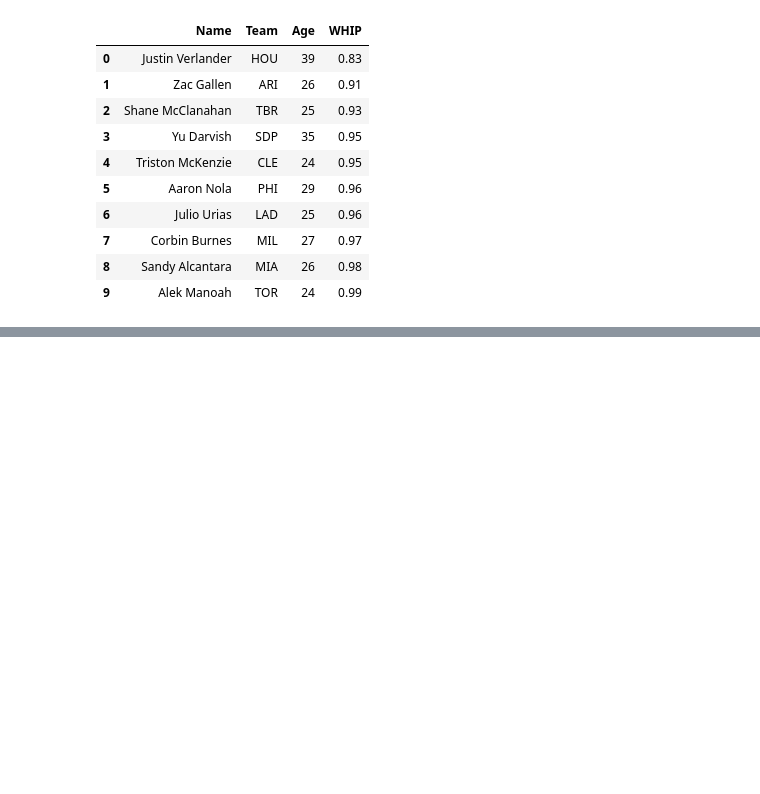
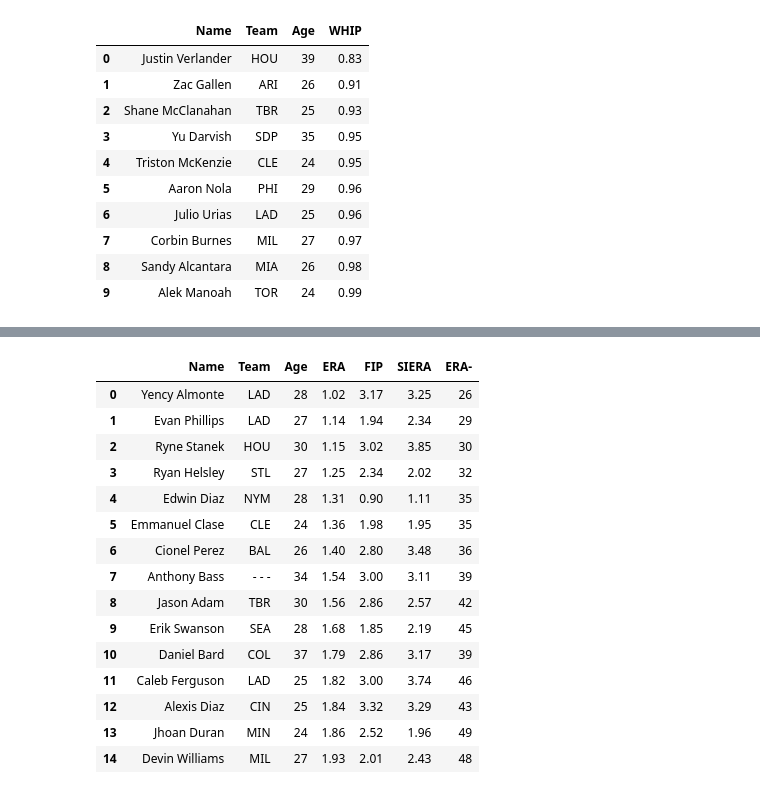
Before and after one commit to danielcho16/baseball_analytics, a Jupyter notebook: baseball_analytics.ipynb, the cells around one changed output, grey strips where cells are left out. Saved outputs shown, nothing was run; the diff lists cells and outputs as text; code cells hidden in the pictures; blank space fills up the shorter version.

```diff
--- a/baseball_analytics.ipynb
+++ b/baseball_analytics.ipynb
@@ -414,0 +739,20 @@ sp_adv_df
+# %%
+# ERA, FIP, SIERA, ERA- for top 15 ERA among relief pitchers
+rp_adv_df[['Name','Team','Age','ERA','FIP','SIERA','ERA-']].sort_values(by='ERA',ignore_index=True).head(15)
+# %% [output]
+|  | Name | Team | Age | ERA | FIP | SIERA | ERA- |
+| 0 | Yency Almonte | LAD | 28 | 1.02 | 3.17 | 3.25 | 26 |
+| 1 | Evan Phillips | LAD | 27 | 1.14 | 1.94 | 2.34 | 29 |
+| 2 | Ryne Stanek | HOU | 30 | 1.15 | 3.02 | 3.85 | 30 |
+| 3 | Ryan Helsley | STL | 27 | 1.25 | 2.34 | 2.02 | 32 |
+| 4 | Edwin Diaz | NYM | 28 | 1.31 | 0.90 | 1.11 | 35 |
+| 5 | Emmanuel Clase | CLE | 24 | 1.36 | 1.98 | 1.95 | 35 |
+| 6 | Cionel Perez | BAL | 26 | 1.40 | 2.80 | 3.48 | 36 |
+| 7 | Anthony Bass | - - - | 34 | 1.54 | 3.00 | 3.11 | 39 |
+| 8 | Jason Adam | TBR | 30 | 1.56 | 2.86 | 2.57 | 42 |
+| 9 | Erik Swanson | SEA | 28 | 1.68 | 1.85 | 2.19 | 45 |
+| 10 | Daniel Bard | COL | 37 | 1.79 | 2.86 | 3.17 | 39 |
+| 11 | Caleb Ferguson | LAD | 25 | 1.82 | 3.00 | 3.74 | 46 |
+| 12 | Alexis Diaz | CIN | 25 | 1.84 | 3.32 | 3.29 | 43 |
+| 13 | Jhoan Duran | MIN | 24 | 1.86 | 2.52 | 1.96 | 49 |
+| 14 | Devin Williams | MIL | 27 | 1.93 | 2.01 | 2.43 | 48 |
```
Also changed, not shown: parts of 25 cells of this notebook, 1 other file.
